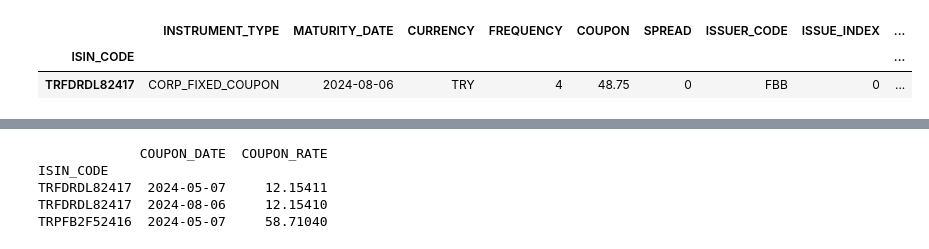
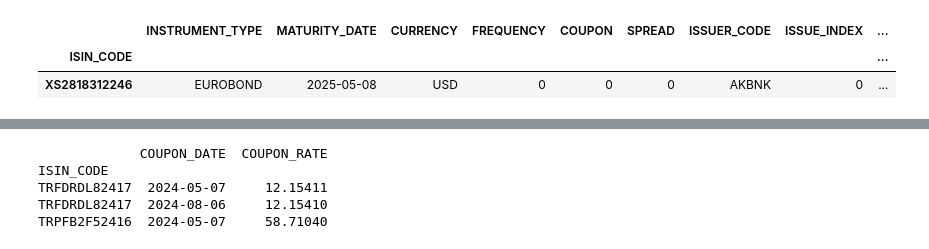
Before and after one commit to adevrent/ra_forecaster, a Jupyter notebook: Notebooks/kap.ipynb, the cells around one changed output, grey strips where cells are left out. Drawn from its saved outputs; the diff is of its cells as text; code cells hidden in the pictures.

Commit message:
KAP no coupon rate exception solved via google search

```diff
--- a/Notebooks/kap.ipynb
+++ b/Notebooks/kap.ipynb
@@ -279,11 +341,11 @@ df2
 # %%
-infolist = ["1282451", False, "FBB"]
+infolist = ["1283099", False, "AKBNK"]
 df1, df2 = get_security_params(infolist)
 df1
 # %% [output]
 |  | INSTRUMENT_TYPE | MATURITY_DATE | CURRENCY | FREQUENCY | COUPON | SPREAD | ISSUER_CODE | ISSUE_INDEX | ... |
 | ISIN_CODE |  |  |  |  |  |  |  |  | ... |
-| TRFDRDL82417 | CORP_FIXED_COUPON | 2024-08-06 | TRY | 4 | 48.75 | 0 | FBB | 0 | ... |
+| XS2818312246 | EUROBOND | 2025-05-08 | USD | 0 | 0 | 0 | AKBNK | 0 | ... |
 # %%
 df2
 # %% [output]
```
Also changed, not shown: parts of 12 cells of this notebook, 1 other file.
